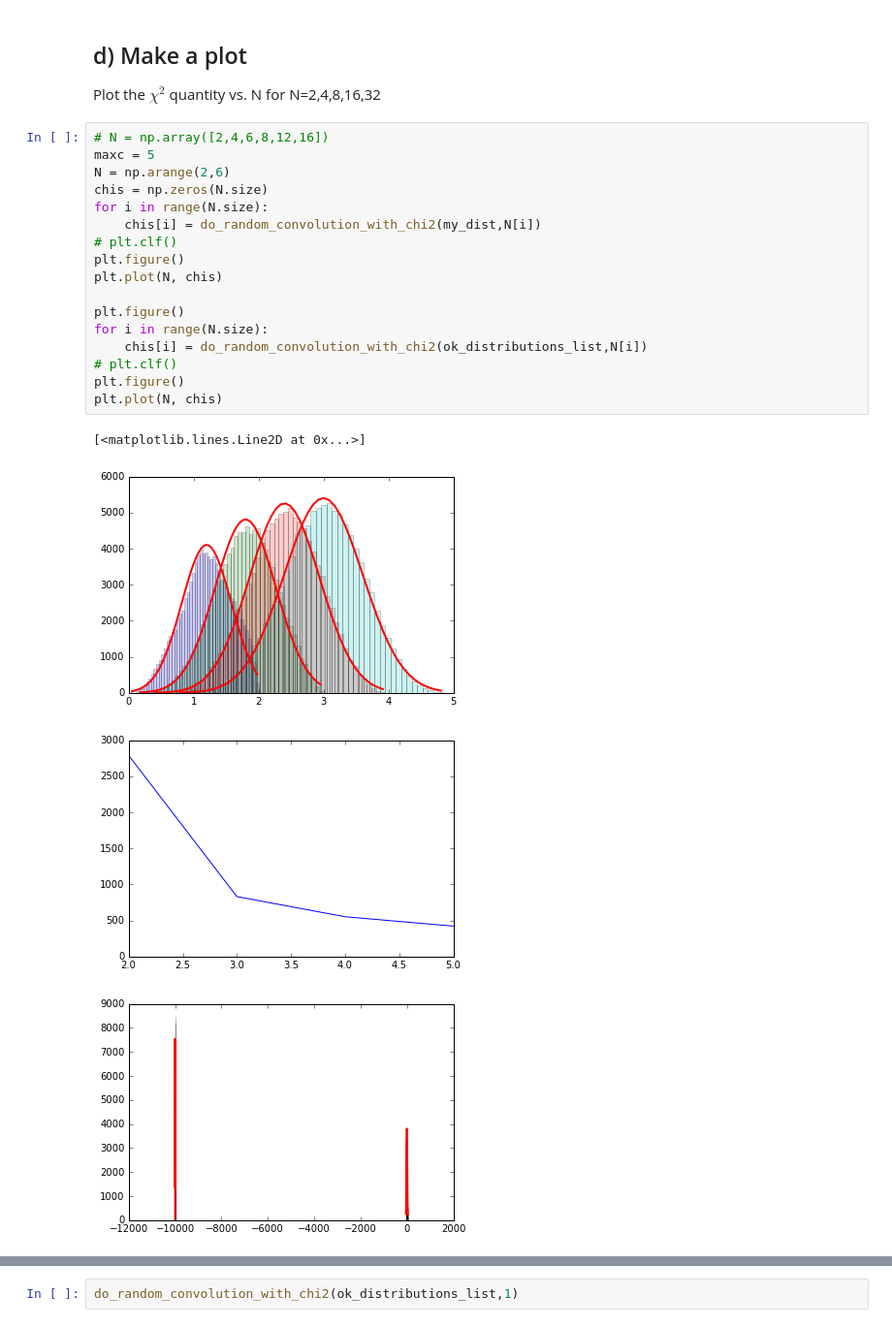
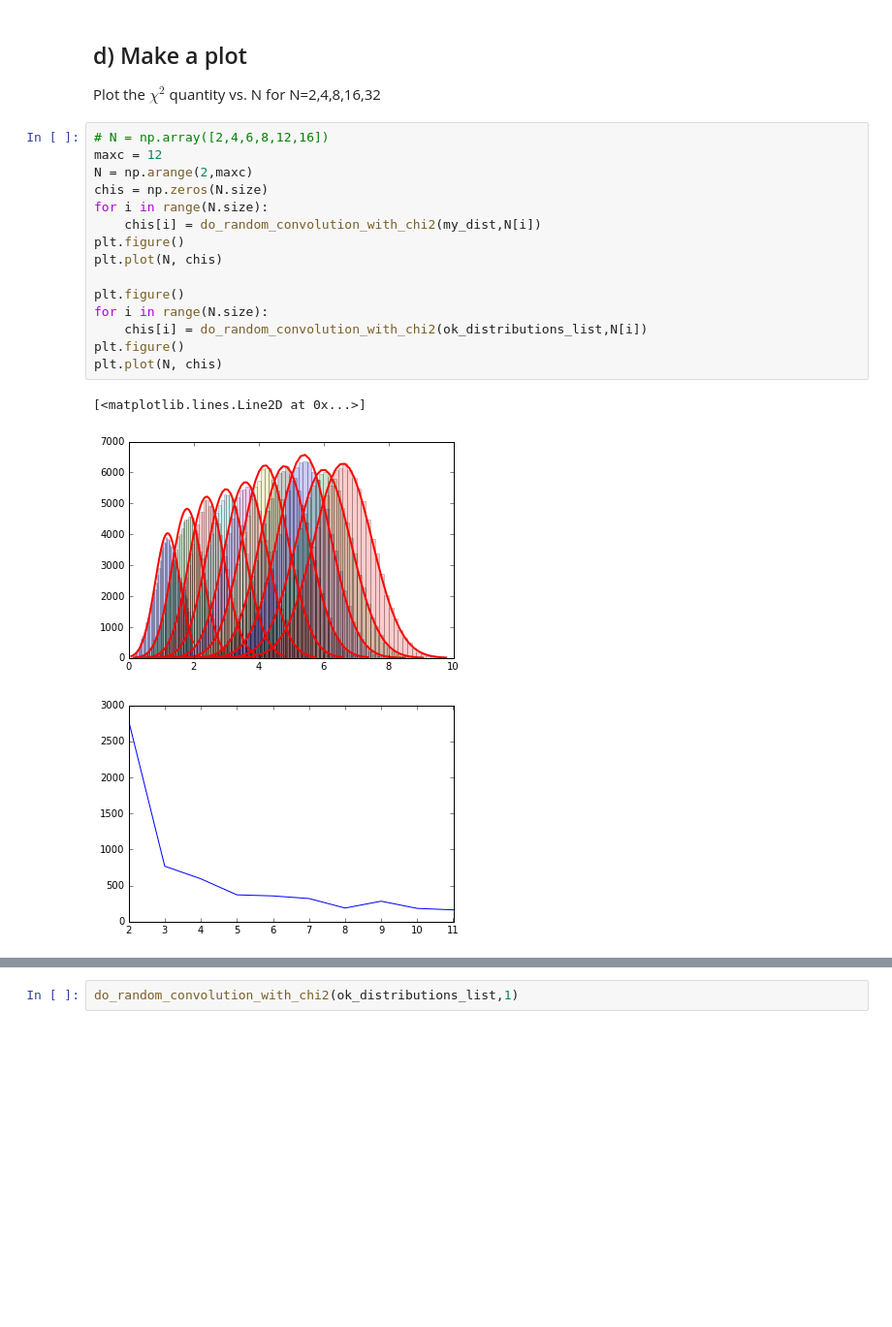
Before and after one commit to cranmer/intro-exp-phys-II, a Jupyter notebook: Central-Limit-Theorem.ipynb, the cells around one changed output, grey strips where cells are left out. Shown: that part at 97% size. Cells and saved outputs as stored; diff of their text form; blank space fills up the shorter version.

```diff
--- a/Central-Limit-Theorem.ipynb
+++ b/Central-Limit-Theorem.ipynb
@@ -388,23 +371,20 @@ def do_random_convolution_with_chi2(list_of_distributions, N):
 Plot the $\chi^2$ quantity vs. N for N=2,4,8,16,32
 # %%
 # N = np.array([2,4,6,8,12,16])
-maxc = 5
-N = np.arange(2,6)
+maxc = 12
+N = np.arange(2,maxc)
 chis = np.zeros(N.size)
 for i in range(N.size):
     chis[i] = do_random_convolution_with_chi2(my_dist,N[i])
-# plt.clf()
 plt.figure()
 plt.plot(N, chis)
 
 plt.figure()
 for i in range(N.size):
     chis[i] = do_random_convolution_with_chi2(ok_distributions_list,N[i])
-# plt.clf()
 plt.figure()
 plt.plot(N, chis)
 # %% [output]
 [<matplotlib.lines.Line2D at 0x...>]
-[figure, old version]
+[figure, new version]
-[figure, old version]
+[figure, new version]
-[figure, removed]
```
Also changed, not shown: parts of 2 cells of this notebook.
